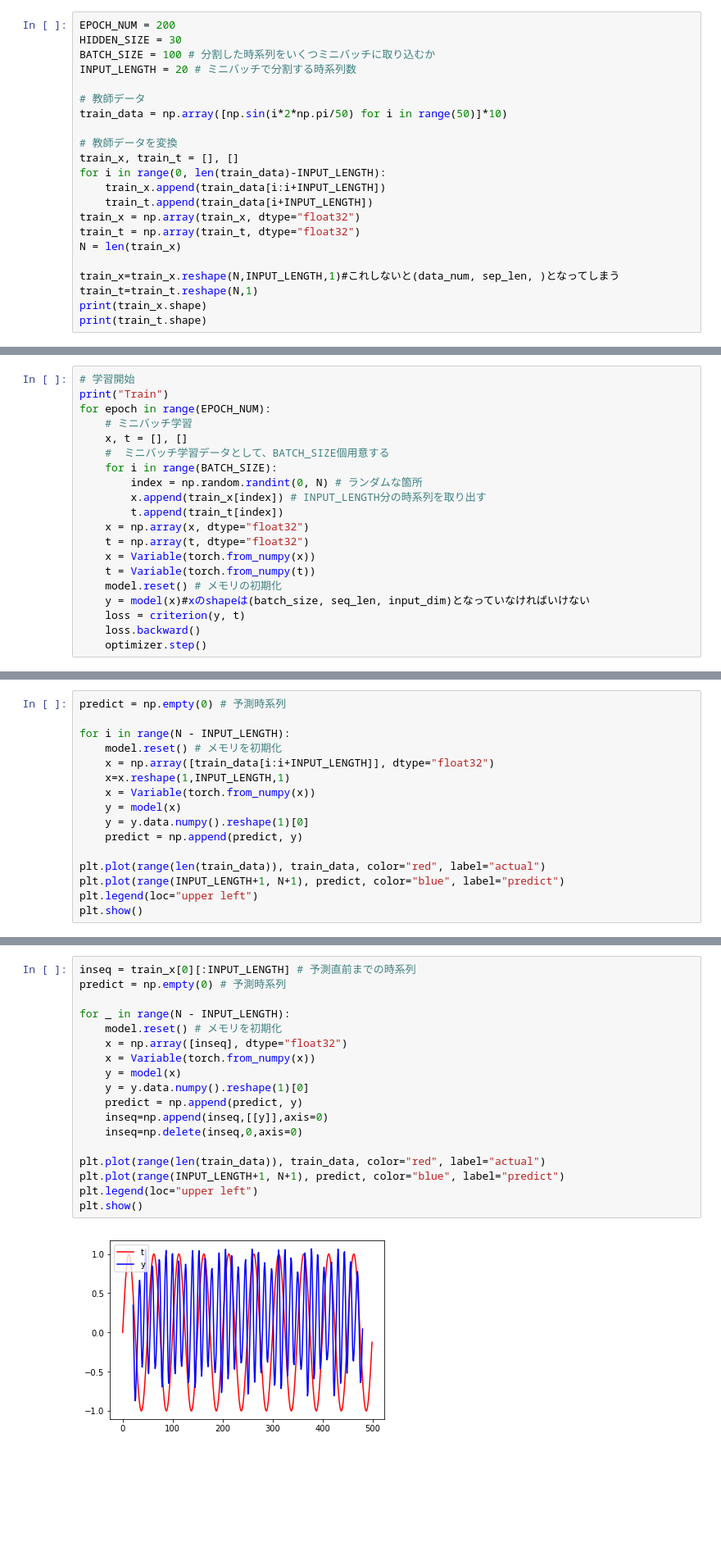
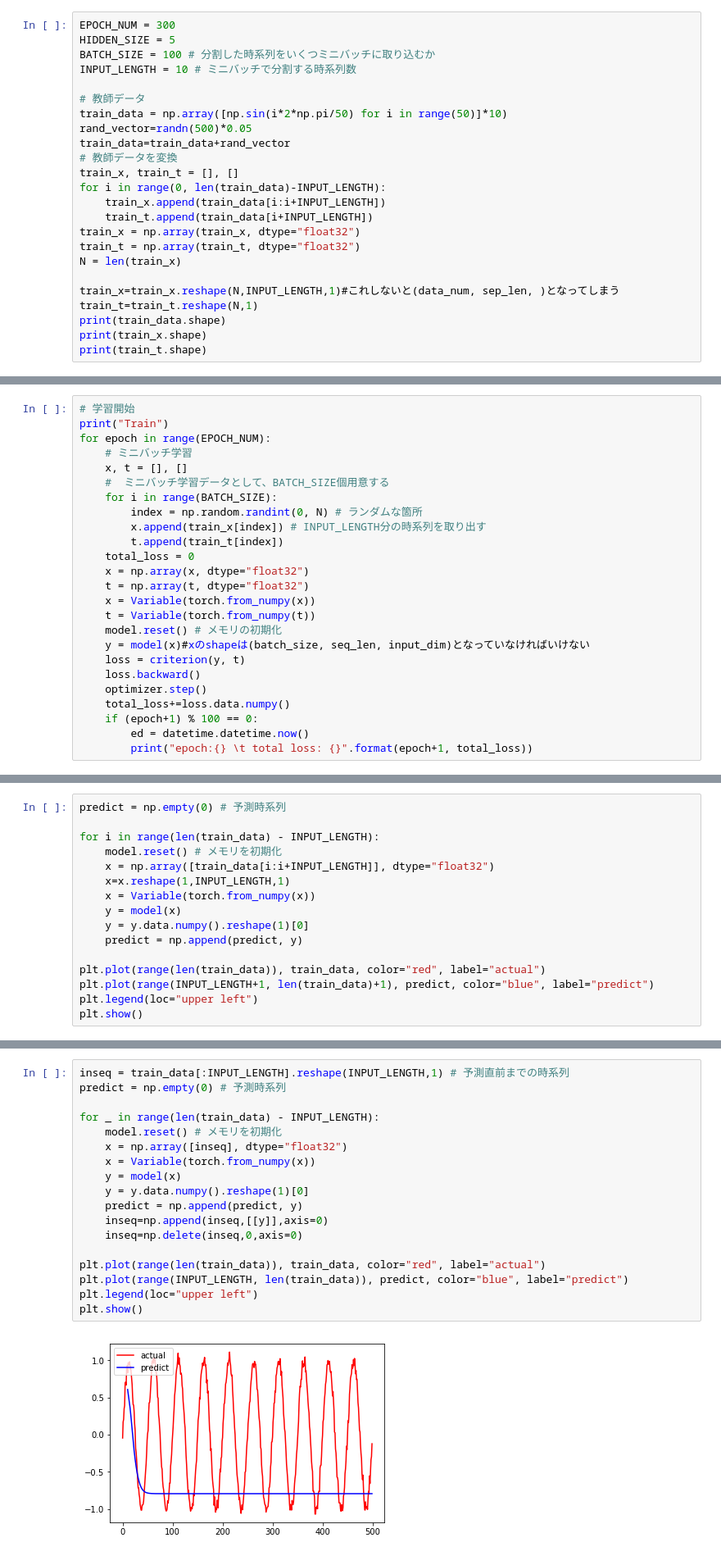
Before and after one commit to habroptilus/pytorch-practice, a Jupyter notebook: sin_lstm.ipynb, the cells around one changed output, grey strips where cells are left out. Shown: that part at 82% size. Drawn from its saved outputs; the diff is of its cells as text; blank space fills up the shorter version.

```diff
--- a/sin_lstm.ipynb
+++ b/sin_lstm.ipynb
@@ -13,12 +14,13 @@ from torch.autograd import Variable
 # %%
-EPOCH_NUM = 200
-HIDDEN_SIZE = 30
+EPOCH_NUM = 300
+HIDDEN_SIZE = 5
 BATCH_SIZE = 100 # 分割した時系列をいくつミニバッチに取り込むか
-INPUT_LENGTH = 20 # ミニバッチで分割する時系列数
+INPUT_LENGTH = 10 # ミニバッチで分割する時系列数
 
 # 教師データ
 train_data = np.array([np.sin(i*2*np.pi/50) for i in range(50)]*10)
-
+rand_vector=randn(500)*0.05
+train_data=train_data+rand_vector
 # 教師データを変換
 train_x, train_t = [], []
 for i in range(0, len(train_data)-INPUT_LENGTH):
@@ -30,6 +32,7 @@ N = len(train_x)
 
 train_x=train_x.reshape(N,INPUT_LENGTH,1)#これしないと(data_num, sep_len, )となってしまう
 train_t=train_t.reshape(N,1)
+print(train_data.shape)
 print(train_x.shape)
 print(train_t.shape)
 # %% [output]
@@ -86,6 +90,7 @@ for epoch in range(EPOCH_NUM):
         index = np.random.randint(0, N) # ランダムな箇所
         x.append(train_x[index]) # INPUT_LENGTH分の時系列を取り出す
         t.append(train_t[index])
+    total_loss = 0
     x = np.array(x, dtype="float32")
     t = np.array(t, dtype="float32")
     x = Variable(torch.from_numpy(x))
@@ -95,5 +100,9 @@ for epoch in range(EPOCH_NUM):
     loss = criterion(y, t)
     loss.backward()
     optimizer.step()
+    total_loss+=loss.data.numpy()
+    if (epoch+1) % 100 == 0:
+        ed = datetime.datetime.now()
+        print("epoch:{} \t total loss: {}".format(epoch+1, total_loss))
 # %% [output]
 Train
@@ -103,7 +114,7 @@ Train
 # %%
 predict = np.empty(0) # 予測時系列
 
-for i in range(N - INPUT_LENGTH):
+for i in range(len(train_data) - INPUT_LENGTH):
     model.reset() # メモリを初期化
     x = np.array([train_data[i:i+INPUT_LENGTH]], dtype="float32")
     x=x.reshape(1,INPUT_LENGTH,1)
@@ -113,7 +124,7 @@ for i in range(N - INPUT_LENGTH):
     predict = np.append(predict, y)
 
 plt.plot(range(len(train_data)), train_data, color="red", label="actual")
-plt.plot(range(INPUT_LENGTH+1, N+1), predict, color="blue", label="predict")
+plt.plot(range(INPUT_LENGTH+1, len(train_data)+1), predict, color="blue", label="predict")
 plt.legend(loc="upper left")
 plt.show()
 # %% [output]
@@ -121,22 +132,22 @@ plt.show()
 # %% [markdown]
 #### 予測したデータを使って次の値を予測する
 # %%
-inseq = train_x[0][:INPUT_LENGTH] # 予測直前までの時系列
+inseq = train_data[:INPUT_LENGTH].reshape(INPUT_LENGTH,1) # 予測直前までの時系列
 predict = np.empty(0) # 予測時系列
 
-for _ in range(N - INPUT_LENGTH):
+for _ in range(len(train_data) - INPUT_LENGTH):
     model.reset() # メモリを初期化
     x = np.array([inseq], dtype="float32")
     x = Variable(torch.from_numpy(x))
     y = model(x)
     y = y.data.numpy().reshape(1)[0]
     predict = np.append(predict, y)
     inseq=np.append(inseq,[[y]],axis=0)
     inseq=np.delete(inseq,0,axis=0)
 
 plt.plot(range(len(train_data)), train_data, color="red", label="actual")
-plt.plot(range(INPUT_LENGTH+1, N+1), predict, color="blue", label="predict")
+plt.plot(range(INPUT_LENGTH, len(train_data)), predict, color="blue", label="predict")
 plt.legend(loc="upper left")
 plt.show()
 # %% [output]
-[figure, old version]
+[figure, new version]
```
Also changed, not shown: parts of 6 cells of this notebook.
